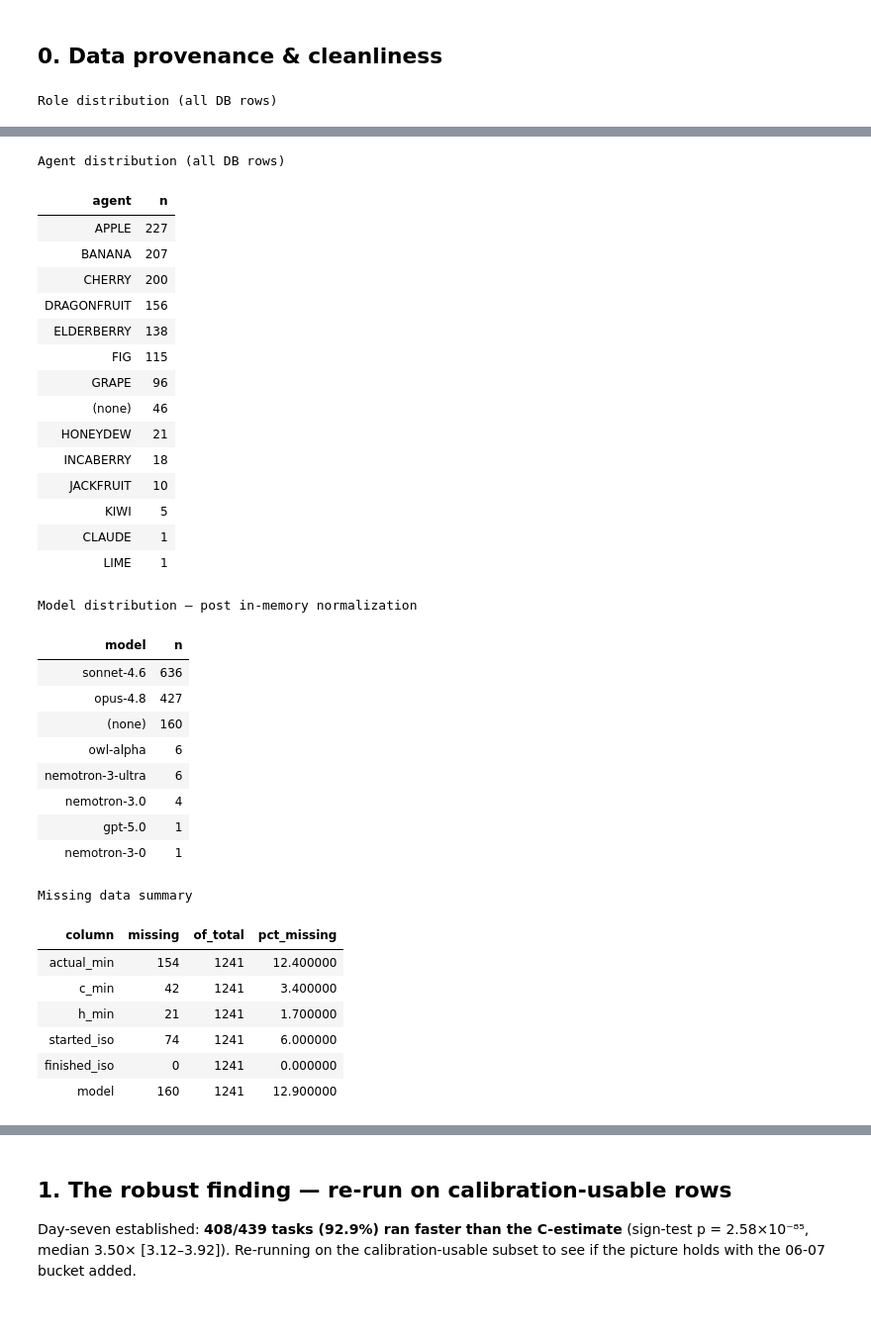
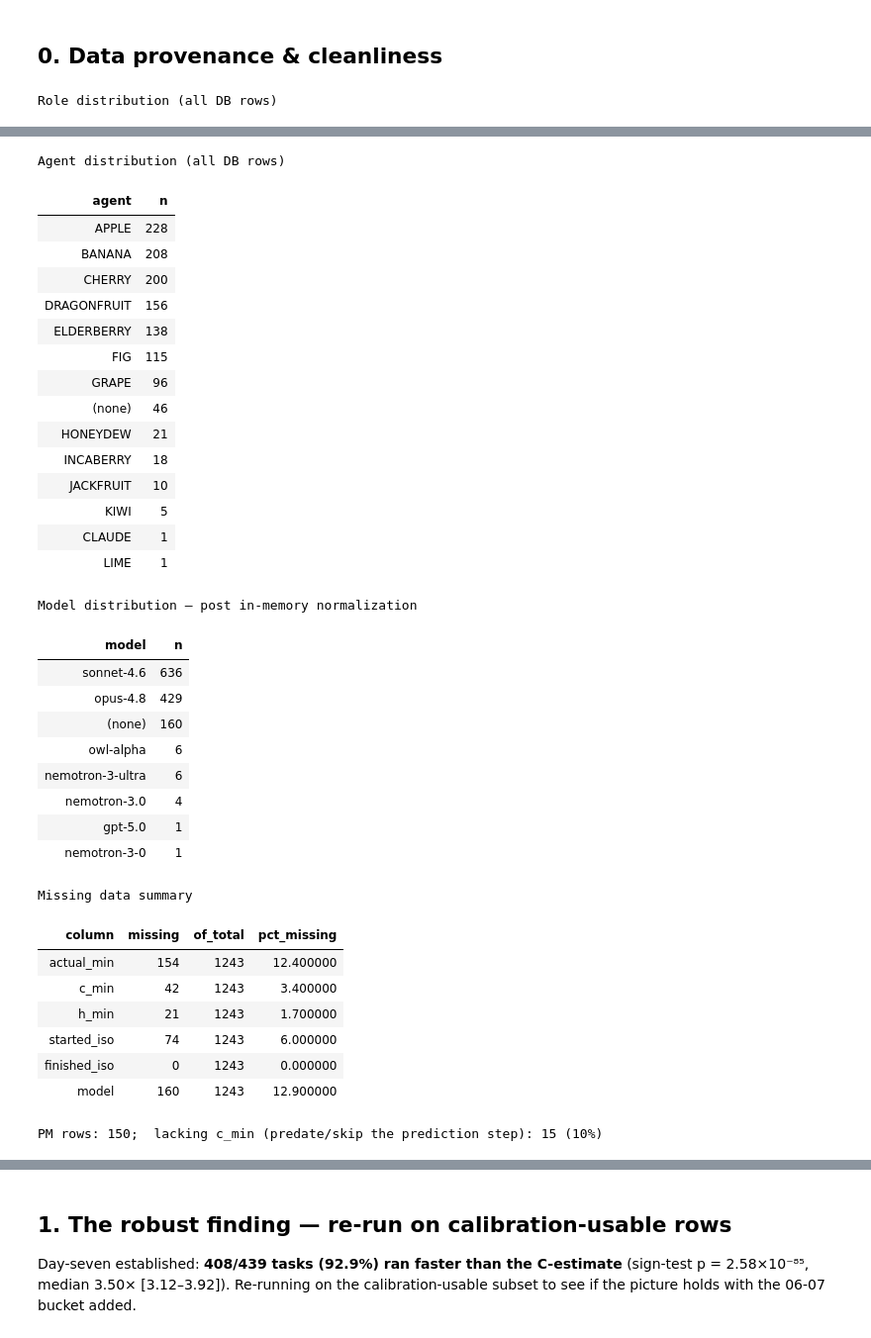
Before and after one commit to avidrucker/lccjs, a Jupyter notebook: stats/week-04-analysis.ipynb, the cells around one changed output, grey strips where cells are left out. Shown at 99% size. Drawn from its saved outputs; the diff is of its cells as text; code cells hidden in the pictures.

```diff
--- a/stats/week-04-analysis.ipynb
+++ b/stats/week-04-analysis.ipynb
@@ -171,6 +171,12 @@ violations = raw_models[raw_models["model"].str.startswith("claude-", na=False)]
 if len(violations):
     print(f"NOTE: {len(violations)} long-form model name(s) in DB normalized in-memory: {violations['model'].tolist()}")
     print("Follow-up: re-normalize in DB + fix skill template.")
+
+# §0 verifiable claim (#1563): exact share of PM rows lacking c_min (the "predate/skip prediction" group)
+_pm = df[df["role"].str.upper() == "PM"]
+_pm_missing = _pm["c_min"].isna() | (pd.to_numeric(_pm["c_min"], errors="coerce").fillna(0) == 0)
+print(f"PM rows: {len(_pm)};  lacking c_min (predate/skip the prediction step): "
+      f"{int(_pm_missing.sum())} ({100*_pm_missing.mean():.0f}%)")
 # %% [output]
 Role distribution (all DB rows)
 | role | n |
@@ -183,40 +189,41 @@ Role distribution (all DB rows)
 | SPIKE | 33 |
 | COMBO | 24 |
 | ARC | 23 |
 | REVIEW | 23 |
 | CHORE | 18 |
 Agent distribution (all DB rows)
 | agent | n |
-| APPLE | 227 |
-| BANANA | 207 |
+| APPLE | 228 |
+| BANANA | 208 |
 | CHERRY | 200 |
 | DRAGONFRUIT | 156 |
 | ELDERBERRY | 138 |
 | FIG | 115 |
 | GRAPE | 96 |
 | (none) | 46 |
 | HONEYDEW | 21 |
 | INCABERRY | 18 |
 | JACKFRUIT | 10 |
 | KIWI | 5 |
 | CLAUDE | 1 |
 | LIME | 1 |
 Model distribution — post in-memory normalization
 | model | n |
 | sonnet-4.6 | 636 |
-| opus-4.8 | 427 |
+| opus-4.8 | 429 |
 | (none) | 160 |
 | owl-alpha | 6 |
 | nemotron-3-ultra | 6 |
 | nemotron-3.0 | 4 |
 | gpt-5.0 | 1 |
 | nemotron-3-0 | 1 |
 Missing data summary
 | column | missing | of_total | pct_missing |
-| actual_min | 154 | 1241 | 12.400000 |
-| c_min | 42 | 1241 | 3.400000 |
-| h_min | 21 | 1241 | 1.700000 |
-| started_iso | 74 | 1241 | 6.000000 |
-| finished_iso | 0 | 1241 | 0.000000 |
-| model | 160 | 1241 | 12.900000 |
+| actual_min | 154 | 1243 | 12.400000 |
+| c_min | 42 | 1243 | 3.400000 |
+| h_min | 21 | 1243 | 1.700000 |
+| started_iso | 74 | 1243 | 6.000000 |
+| finished_iso | 0 | 1243 | 0.000000 |
+| model | 160 | 1243 | 12.900000 |
+PM rows: 150;  lacking c_min (predate/skip the prediction step): 15 (10%)
 # %% [markdown]
```
Also changed, not shown: parts of 21 cells of this notebook, 1 other file.
